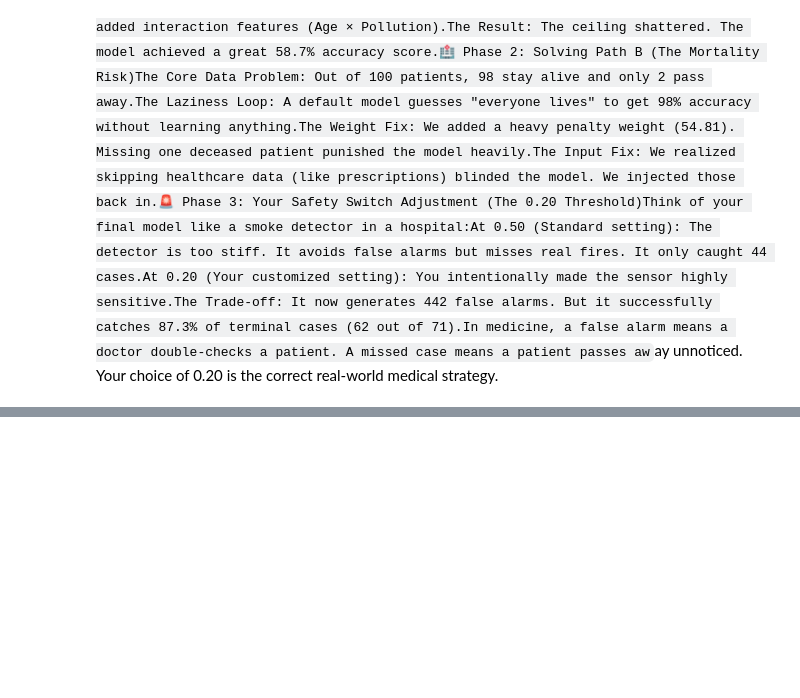
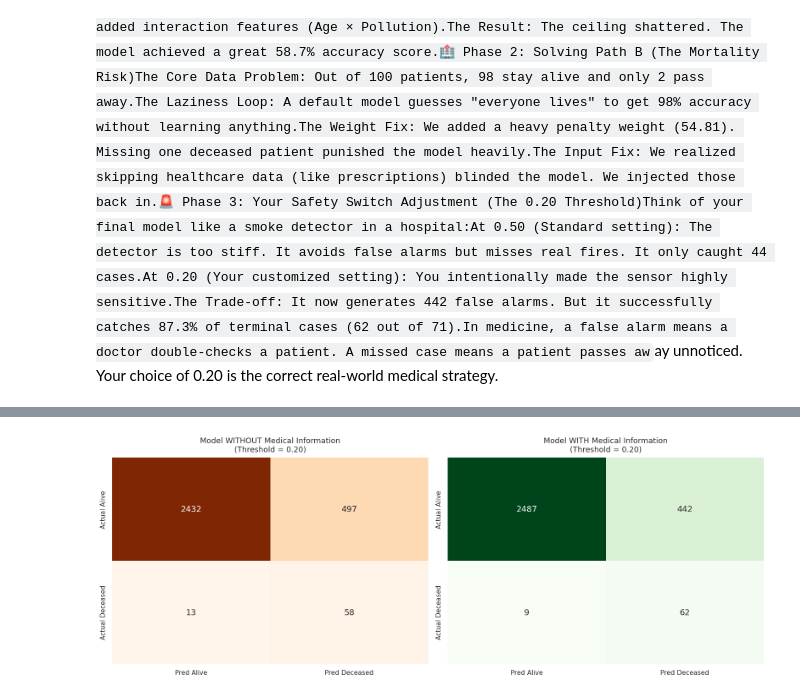
Before and after one commit to abhisakh/XGBOOST_Machine_Leraning_Predictor_Titanic, a Jupyter notebook: XGBOOST_NodeA.ipynb, the cells around one changed output, grey strips where cells are left out. Cells and saved outputs as stored; diff of their text form; code cells hidden in the pictures; blank space fills up the shorter version.

```diff
--- a/XGBOOST_NodeA.ipynb
+++ b/XGBOOST_NodeA.ipynb
@@ -1498,0 +1532,19 @@ Recall Score (Sensitivity):  0.8732 (87.3% caught!)
+# %%
+# Create a fresh copy of your matrix to inspect
+df_inspect = df_residual_mix.copy()
+
+print("--- 🔬 Step 1: Raw Data Type Check ---")
+print(df_inspect.dtypes)
+
+print("\n--- 🔬 Step 2: Testing Conversion ---")
+# Direct override conversion test
+for col in df_inspect.columns:
+    if df_inspect[col].dtype == "object":
+        df_inspect[col] = df_inspect[col].astype("category")
+
+print("\n--- 🔬 Step 3: Verified Result ---")
+print(df_inspect.dtypes)
+
+# Let's count if any 'object' types survived the conversion
+num_objects_left = sum(df_inspect.dtypes == "object")
+print(f"\nRemaining object columns after test: {num_objects_left}")
@@ -1498,0 +1630,79 @@ Recall Score (Sensitivity):  0.8732 (87.3% caught!)
+# %%
+from sklearn.metrics import confusion_matrix
+from sklearn.model_selection import train_test_split
+import matplotlib.pyplot as plt
+import seaborn as sns
+import xgboost as xgb
+
+# ==========================================
+# 1. SETUP BOTH FEATURE MATRICES
+# ==========================================
+# Matrix A: WITHOUT medical information (Only demographics + environmental context)
+cols_without_medical = [col for col in X_clinical.columns if col not in ['total_prescriptions', 'total_hospital_stays']]
+X_no_med = X_clinical[cols_without_medical].copy()
+
+# Matrix B: WITH medical information (The full clinical upgrade)
+X_with_med = X_clinical.copy()
+
+# ==========================================
+# 2. RUN IDENTICAL SPLITS & CATEGORICAL CASTS
+# ==========================================
+X_train_no, X_test_no, y_train_m, y_test_m = train_test_split(X_no_med, y_path_B, test_size=0.2, random_state=42)
+X_train_with, X_test_with, _, _ = train_test_split(X_with_med, y_path_B, test_size=0.2, random_state=42)
+
+for matrix in [X_train_no, X_test_no, X_train_with, X_test_with]:
+    cat_cols = matrix.select_dtypes(include=['object', 'category']).columns.tolist()
+    for col in cat_cols:
+        matrix[col] = matrix[col].astype('category')
+
+# ==========================================
+# 3. TRAIN BOTH CONFIGURATIONS NATIVELY
+# ==========================================
+model_config = {
+    "n_estimators": 300, "learning_rate": 0.02, "max_depth": 5,
+    "subsample": 0.8, "colsample_bytree": 0.8, "scale_pos_weight": calculated_weight,
+    "objective": "binary:logistic", "eval_metric": "logloss", "enable_categorical": True, "random_state": 42
+}
+
+model_no_med = xgb.XGBClassifier(**model_config).fit(X_train_no, y_train_m)
+model_with_med = xgb.XGBClassifier(**model_config).fit(X_train_with, y_train_m)
+
+# ==========================================
+# 4. GENERATE PROBABILITIES & APPLY THE 0.20 THRESHOLD
+# ==========================================
+target_threshold = 0.20
+
+prob_no = model_no_med.predict_proba(X_test_no)[:, 1]
+pred_no = (prob_no >= target_threshold).astype(int)
+
+prob_with = model_with_med.predict_proba(X_test_with)[:, 1]
+pred_with = (prob_with >= target_threshold).astype(int)
+
+# ==========================================
+# 5. PLOT SIDE-BY-SIDE PLOTS
+# ==========================================
+fig, axes = plt.subplots(1, 2, figsize=(16, 6))
+cm_no = confusion_matrix(y_test_m, pred_no)
+cm_with = confusion_matrix(y_test_m, pred_with)
+
+# Left Plot: Without Medical Info
+sns.heatmap(cm_no, annot=True, fmt="d", cmap="Oranges", cbar=False, ax=axes[0],
+            xticklabels=["Pred Alive", "Pred Deceased"], yticklabels=["Actual Alive", "Actual Deceased"], annot_kws={"size": 14})
+axes[0].set_title(f"Model WITHOUT Medical Information\n(Threshold = {target_threshold:.2f})", fontsize=13, pad=10)
+
+# Right Plot: With Medical Info
+sns.heatmap(cm_with, annot=True, fmt="d", cmap="Greens", cbar=False, ax=axes[1],
+            xticklabels=["Pred Alive", "Pred Deceased"], yticklabels=["Actual Alive", "Actual Deceased"], annot_kws={"size": 14})
+axes[1].set_title(f"Model WITH Medical Information\n(Threshold = {target_threshold:.2f})", fontsize=13, pad=10)
+
+plt.tight_layout()
+plt.show()
+
+# ==========================================
+# 6. PRINT EXACT METRIC SHIFTS
+# ==========================================
+print(f"--- 📊 Comparative Shift Analysis at Threshold 0.20 ---")
+print(f"False Alarms WITHOUT Medical Info: {cm_no[0][1]} -> WITH Medical Info: {cm_with[0][1]} (Dropped by {cm_no[0][1] - cm_with[0][1]}!)")
+print(f"True Deceased Caught WITHOUT Medical Info: {cm_no[1][1]} -> WITH Medical Info: {cm_with[1][1]}")
+# %% [output]
+[figure, added]
```
Also changed, not shown: parts of 10 cells of this notebook.
